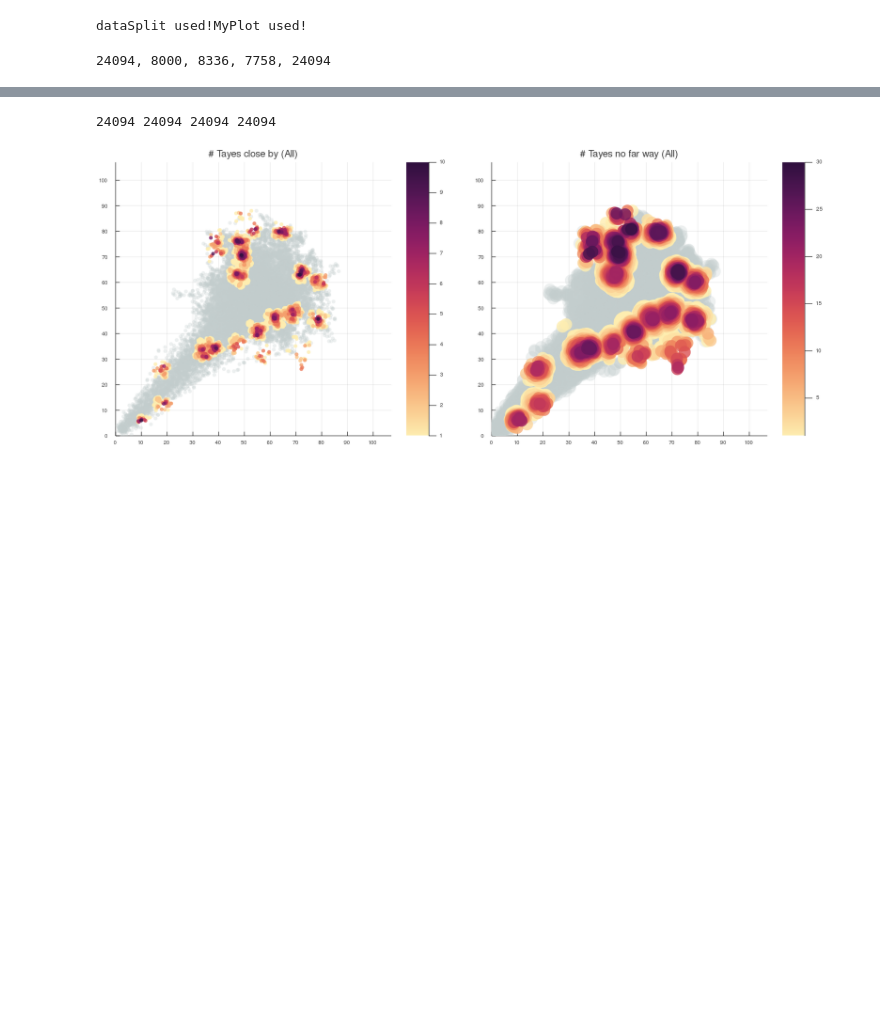
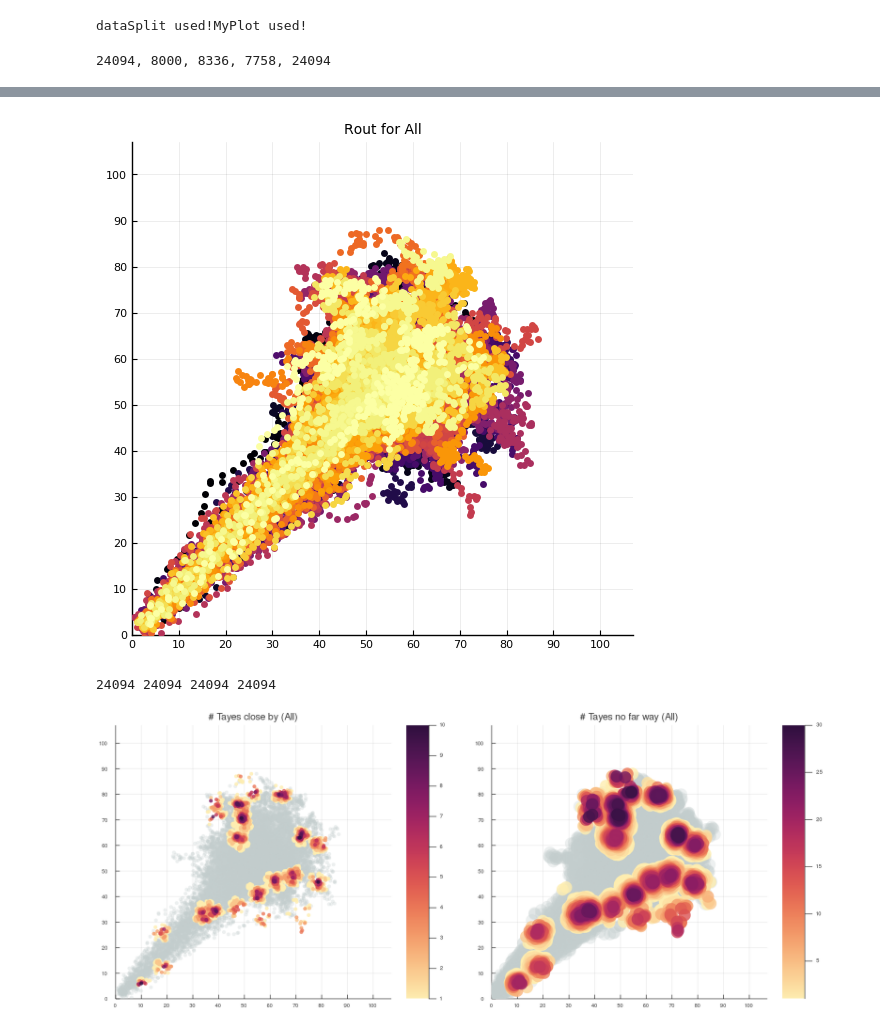
Before and after one commit to Lesliexpy/VE414_Project, a Jupyter notebook: julia pic.ipynb, the cells around one changed output, grey strips where cells are left out. Saved outputs shown, nothing was run; the diff lists cells and outputs as text; code cells hidden in the pictures; blank space fills up the shorter version.

```diff
--- a/julia pic.ipynb
+++ b/julia pic.ipynb
@@ -54,3 +56,10 @@ plot(p1,p2,p3,p4,layout=(2,2),legend=false, fmt = :png)
+# %%
+p_all = MyPlot.getPic(All_trip, :inferno, 1, 5, "Rout for All", 10)
+plot(p_all, legend=false, fmt = :png)
+savefig("pic/fig0.png")
+savefig("pic/fig0.svg")
+# %% [output]
+[figure, added]
 # %%
 X = vcat(vcat(P[1],W[1]),G[1]);
 Y = vcat(vcat(P[2],W[2]),G[2]);
```
Also changed, not shown: parts of 5 cells of this notebook, 10 other files.
